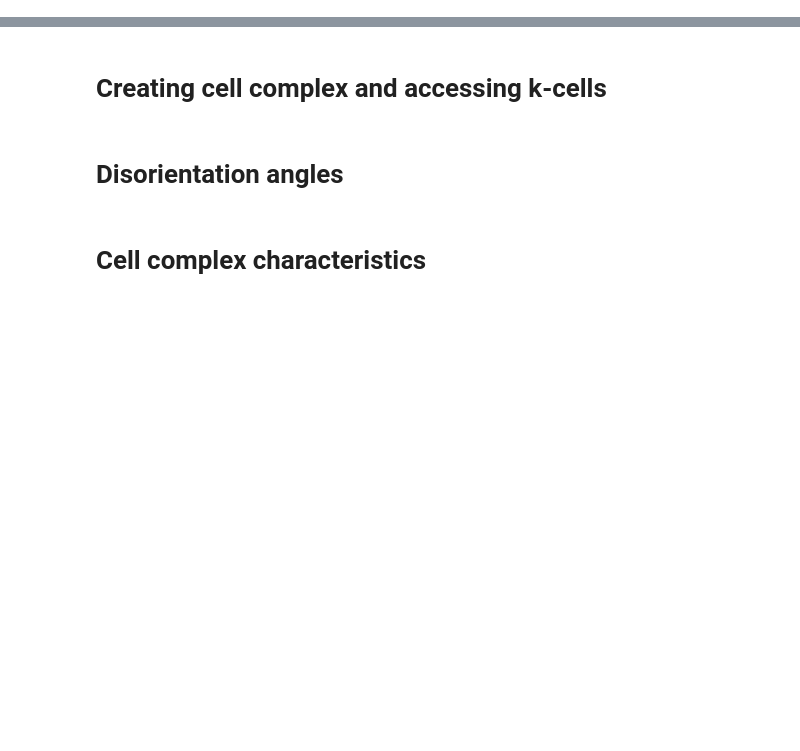
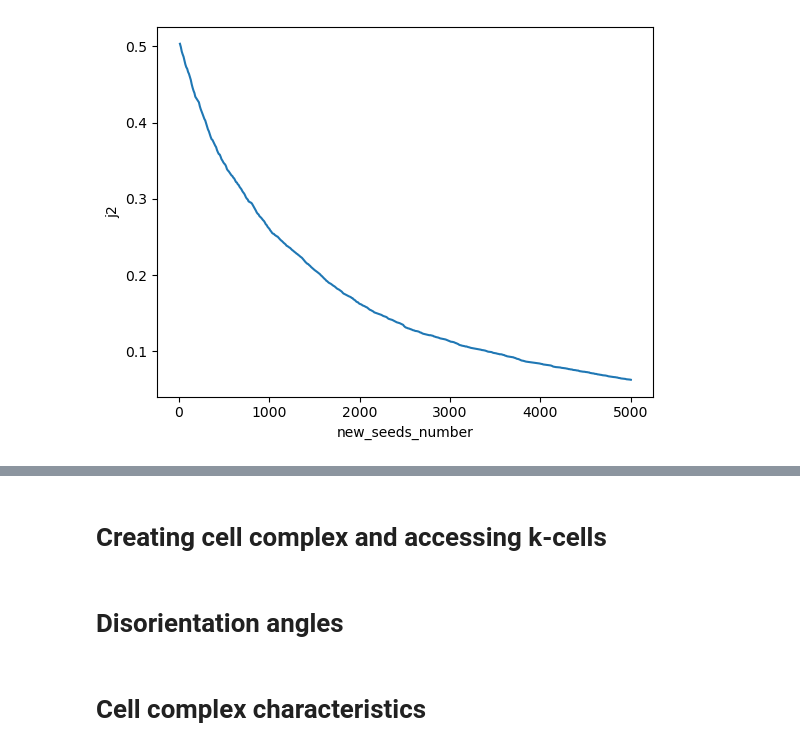
Before and after one commit to PRISBteam/Voronoi_PCC_Analyser, a Jupyter notebook: Examples.ipynb, the cells around one changed output, grey strips where cells are left out. Drawn from its saved outputs; the diff is of its cells as text; code cells hidden in the pictures; blank space fills up the shorter version.

```diff
--- a/Examples.ipynb
+++ b/Examples.ipynb
@@ -6,0 +52,9 @@ import matplotlib.pyplot as plt
+# %%
+xlabel = 'new_seeds_number'
+ylabel = 'j2'
+plt.plot(data[xlabel], data[ylabel])
+plt.xlabel(xlabel)
+plt.ylabel(ylabel)
+plt.show()
+# %% [output]
+[figure, added]
```
Also changed, not shown: parts of 21 cells of this notebook, 7 other files.
